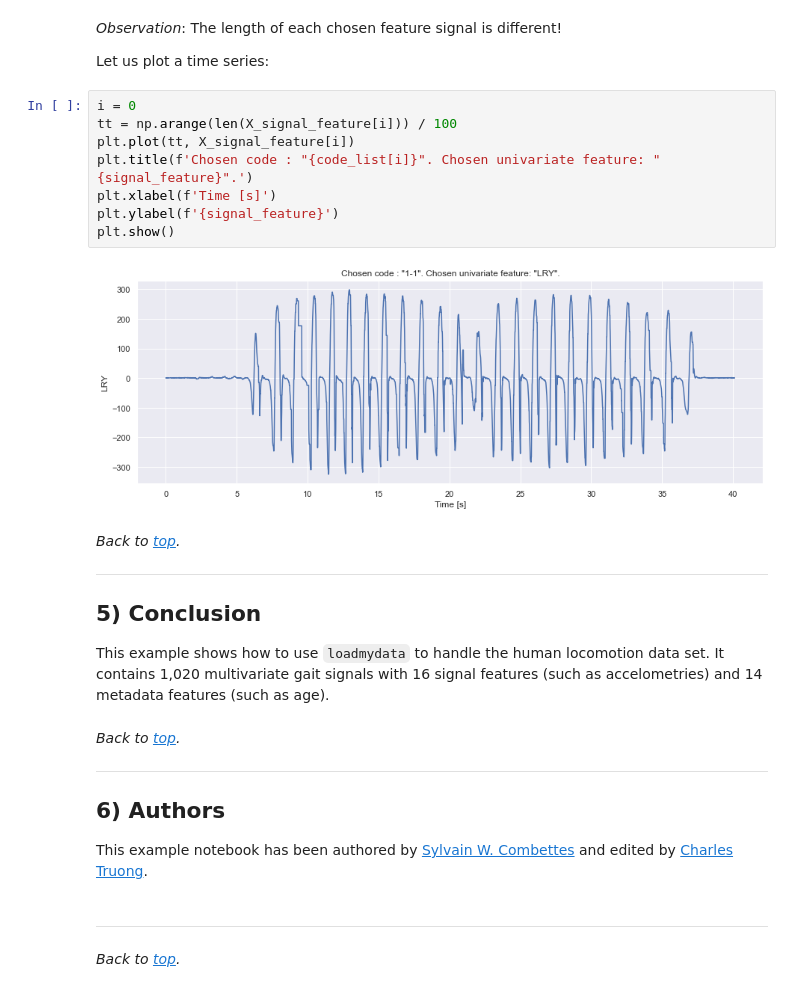
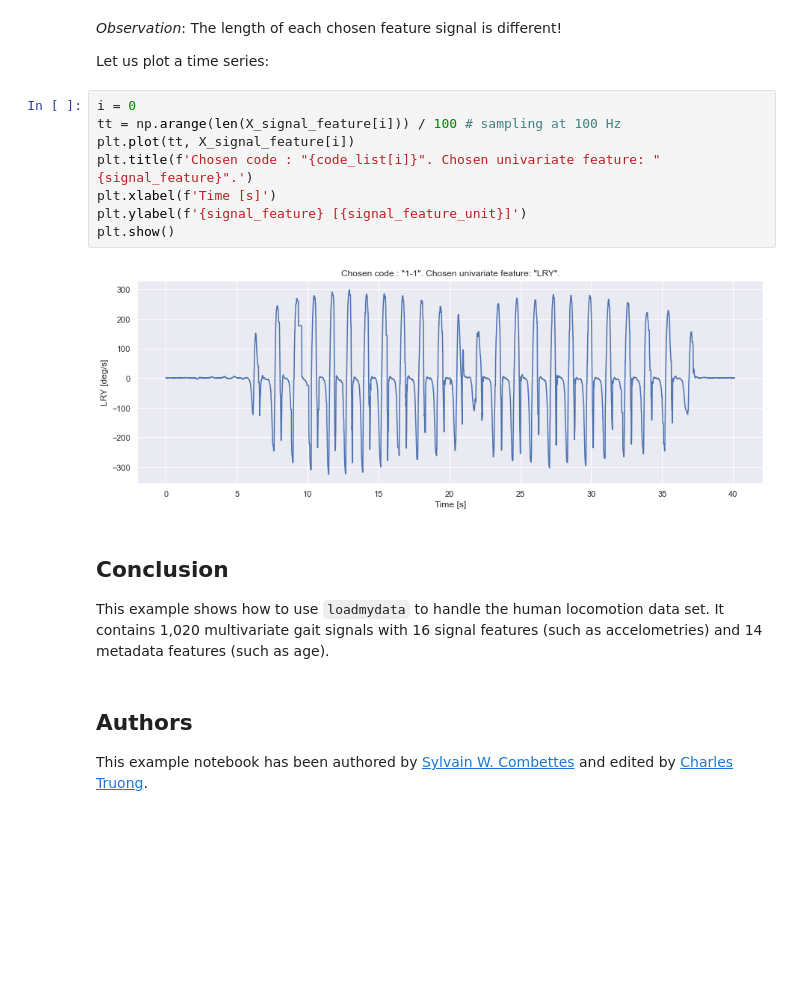
Before and after one commit to deepcharles/loadmydata, a Jupyter notebook: notebooks/human_locomotion.ipynb, the cells around one changed output. Drawn from its saved outputs; the diff is of its cells as text; blank space fills up the shorter version.

```diff
--- a/notebooks/human_locomotion.ipynb
+++ b/notebooks/human_locomotion.ipynb
@@ -370,28 +359,19 @@ _Observation_: The length of each chosen feature signal is different!
 Let us plot a time series:
 # %%
 i = 0
-tt = np.arange(len(X_signal_feature[i])) / 100
+tt = np.arange(len(X_signal_feature[i])) / 100 # sampling at 100 Hz
 plt.plot(tt, X_signal_feature[i])
 plt.title(f'Chosen code : "{code_list[i]}". Chosen univariate feature: "{signal_feature}".')
 plt.xlabel(f'Time [s]')
-plt.ylabel(f'{signal_feature}')
+plt.ylabel(f'{signal_feature} [{signal_feature_unit}]')
 plt.show()
 # %% [output]
-[figure, old version]
+[figure, new version]
 # %% [markdown]
-*Back to [top](#top).*
-
----
-## <a name='conclusion'>5) Conclusion</a>
+## Conclusion
 
 This example shows how to use `loadmydata` to handle the human locomotion data set. It contains 1,020 multivariate gait signals with 16 signal features (such as accelometries) and 14 metadata features (such as age).
 # %% [markdown]
-*Back to [top](#top).*
-
----
-## <a name='authors'>6) Authors</a>
+## Authors
 
 This example notebook has been authored by [Sylvain W. Combettes](https://sylvaincom.github.io) and edited by [Charles Truong](https://charles.doffy.net).
-# %% [markdown]
----
-_Back to [top](#top)._
```
Also changed, not shown: parts of 22 cells of this notebook, 1 other file.
